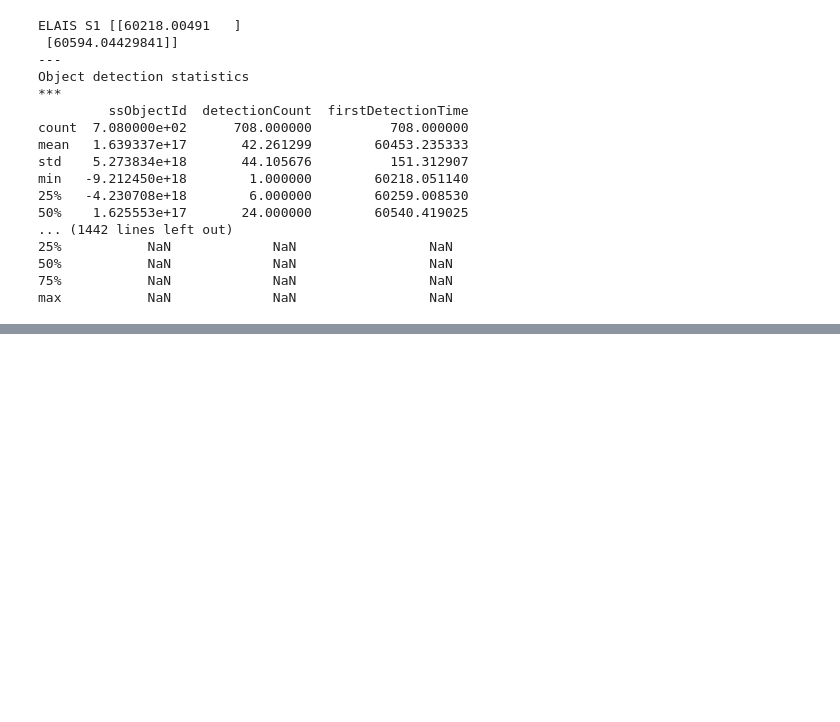
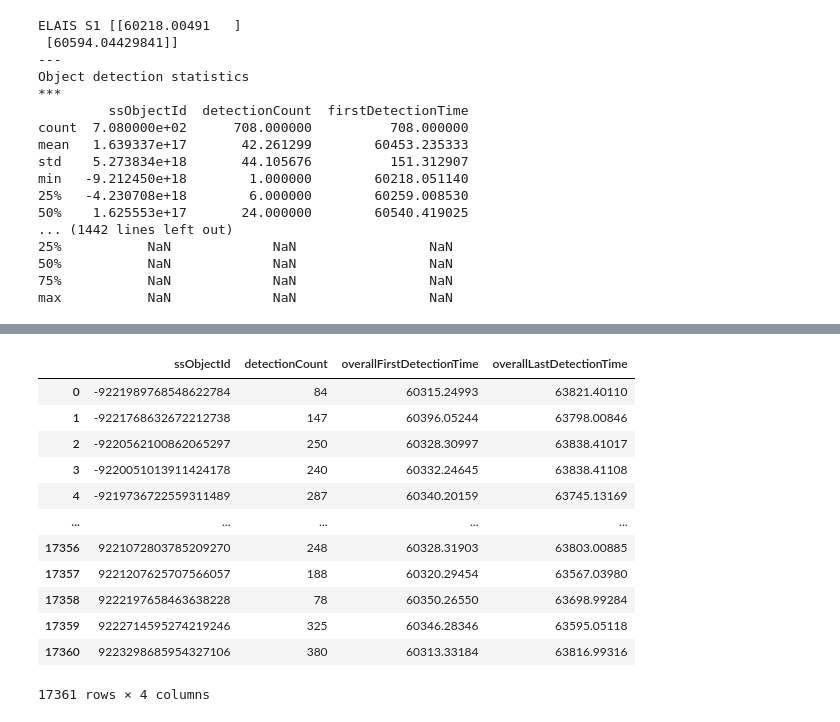
Before and after one commit to Birr0/lsst_eval, a Jupyter notebook: exploring_the_deep_fields.ipynb, the cells around one changed output, grey strips where cells are left out. Cells and saved outputs as stored; diff of their text form; code cells hidden in the pictures; blank space fills up the shorter version.

```diff
--- a/exploring_the_deep_fields.ipynb
+++ b/exploring_the_deep_fields.ipynb
@@ -346,0 +432,26 @@ max           NaN             NaN                 NaN
+# %%
+# Check if it has been previously detected by LSST? Compare IDs ( I dont think this is approach), do they come back to COSMOs field.
+
+
+# New objects query, return all ids, query those ids with a count previosuly. If > 1 then say it has been detected before.
+
+stmt = f'''SELECT ssObjectId, count(ssObjectId) as detectionCount, min(midPointMjdTai) as firstDetectionTime, max(midPointMjdTai) as lastDetectionTime
+        FROM dp03_catalogs_10yr.DiaSource as ds
+        WHERE midPointMjdTai >= {date[0]} and midPointMjdTai <= {date[1]} AND CONTAINS(POINT('ICRS', ra, dec),
+        CIRCLE('ICRS', {c.ra.degree}, {c.dec.degree}, 3.5)) = 1
+        GROUP BY ssObjectId
+        '''
+detection_count = query(stmt)
+df = detection_count.to_table().to_pandas(index=False)
+print(df)
+
+# Use all ids to check if they have been detected before
+stmt = f'''SELECT ssObjectId, count(ssObjectId) as detectionCount, min(midPointMjdTai) as overallFirstDetectionTime, max(midPointMjdTai) as overallLastDetectionTime
+        FROM dp03_catalogs_10yr.DiaSource as ds
+        WHERE ssObjectId IN {tuple(df["ssObjectId"].values)}
+        GROUP BY ssObjectId
+        '''
+full_df = query(stmt).to_table().to_pandas(index=False)
+
+# merge dataframes
+# Check how many have times less than one in df
@@ -346,0 +476,16 @@ max           NaN             NaN                 NaN
+# %%
+full_df
+# %% [output]
+|  | ssObjectId | detectionCount | overallFirstDetectionTime | overallLastDetectionTime |
+| 0 | -9221989768548622784 | 84 | 60315.24993 | 63821.40110 |
+| 1 | -9221768632672212738 | 147 | 60396.05244 | 63798.00846 |
+| 2 | -9220562100862065297 | 250 | 60328.30997 | 63838.41017 |
+| 3 | -9220051013911424178 | 240 | 60332.24645 | 63838.41108 |
+| 4 | -9219736722559311489 | 287 | 60340.20159 | 63745.13169 |
+| ... | ... | ... | ... | ... |
+| 17356 | 9221072803785209270 | 248 | 60328.31903 | 63803.00885 |
+| 17357 | 9221207625707566057 | 188 | 60320.29454 | 63567.03980 |
+| 17358 | 9222197658463638228 | 78 | 60350.26550 | 63698.99284 |
+| 17359 | 9222714595274219246 | 325 | 60346.28346 | 63595.05118 |
+| 17360 | 9223298685954327106 | 380 | 60313.33184 | 63816.99316 |
+17361 rows × 4 columns
```
Also changed, not shown: parts of 14 cells of this notebook.
